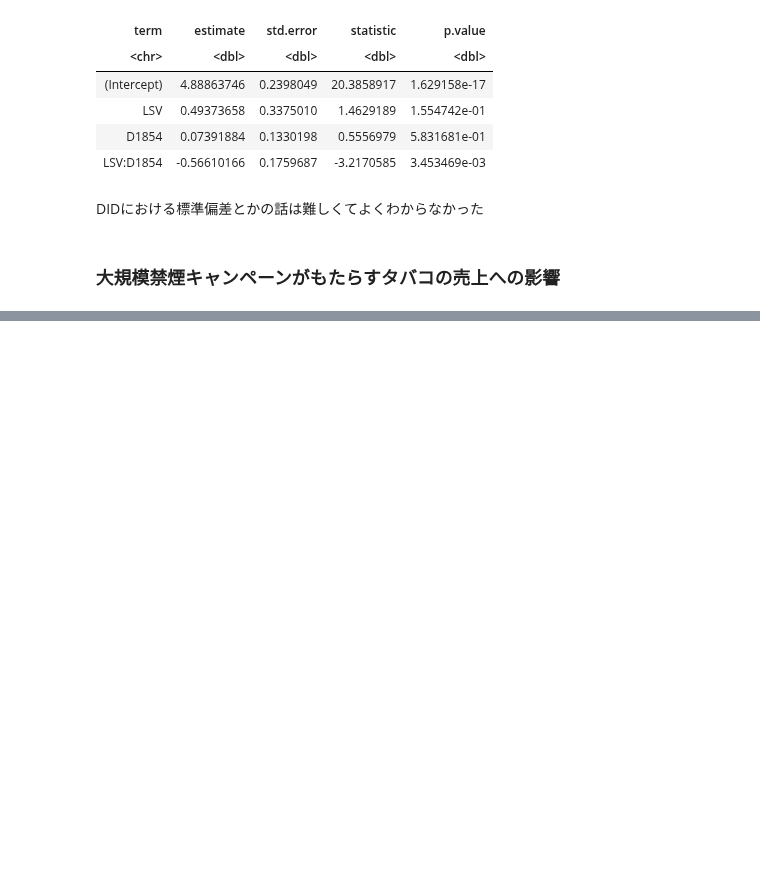
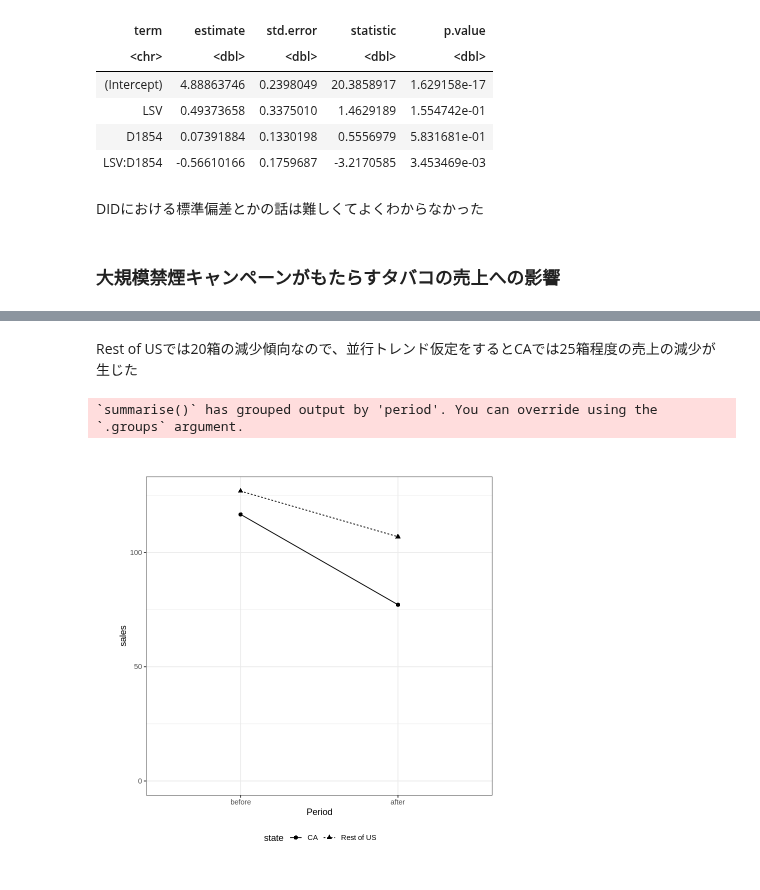
Before and after one commit to masakiaota/study, a Jupyter notebook: cibook/ch4_did.ipynb, the cells around one changed output, grey strips where cells are left out. Saved outputs shown, nothing was run; the diff lists cells and outputs as text; code cells hidden in the pictures; blank space fills up the shorter version.

```diff
--- a/cibook/ch4_did.ipynb
+++ b/cibook/ch4_did.ipynb
@@ -259,3 +259,23 @@ A tibble: 4 × 5
 DIDにおける標準偏差とかの話は難しくてよくわからなかった
 # %% [markdown]
 ### 大規模禁煙キャンペーンがもたらすタバコの売上への影響
+# %%
+# (6) ライブラリの読み込み
+library("Ecdat")
+
+# (7) Proposition99の分析：集計による分析
+## データの準備
+
+### Common Trend Assumptionの為に分析から特定の州を外す
+### タバコの税金が1988年以降50セント以上上がった州のリスト
+### Alaska, Hawaii, Maryland, Michigan, New Jersey, New York, Washington
+skip_state <- c(3,9,10,22,21,23,31,33,48)
+
+### Cigarデータセットの読み込み
+### skip_stateに含まれる州のデータを削除
+Cigar <- Cigar %>%
+  filter(!state %in% skip_state,
+         year >= 70) %>%
+  mutate(area = if_else(state == 5, "CA", "Rest of US"))
+
+Cigar
@@ -261,0 +335,24 @@ DIDにおける標準偏差とかの話は難しくてよくわからなかっ
+# %% [markdown]
+Rest of USでは20箱の減少傾向なので、並行トレンド仮定をするとCAでは25箱程度の売上の減少が生じた
+# %%
+## 前後比較のプロット
+Cigar %>%
+  mutate(period = if_else(year > 87, "after", "before"),
+         state = if_else(state == 5, "CA", "Rest of US")) %>%
+  group_by(period, state) %>%
+  summarise(sales = sum(sales*pop16)/sum(pop16)) %>%
+  ggplot(aes(y = sales,
+             x = period,
+             shape = state,
+             linetype = state)) +
+  geom_point(size = 2) +
+  geom_line(aes(group = state)) +
+  ylim(0, NA) +
+  theme_bw() +
+  theme(plot.title = element_text(hjust = 0.5),
+        legend.position = "bottom",
+        plot.margin = margin(1,1,1,1, "cm")) +
+  scale_x_discrete(name ="Period",limits=c("before","after"))
+# %% [output]
+`summarise()` has grouped output by 'period'. You can override using the `.groups` argument.
+[figure, added]
```
Also changed, not shown: parts of 17 cells of this notebook.
